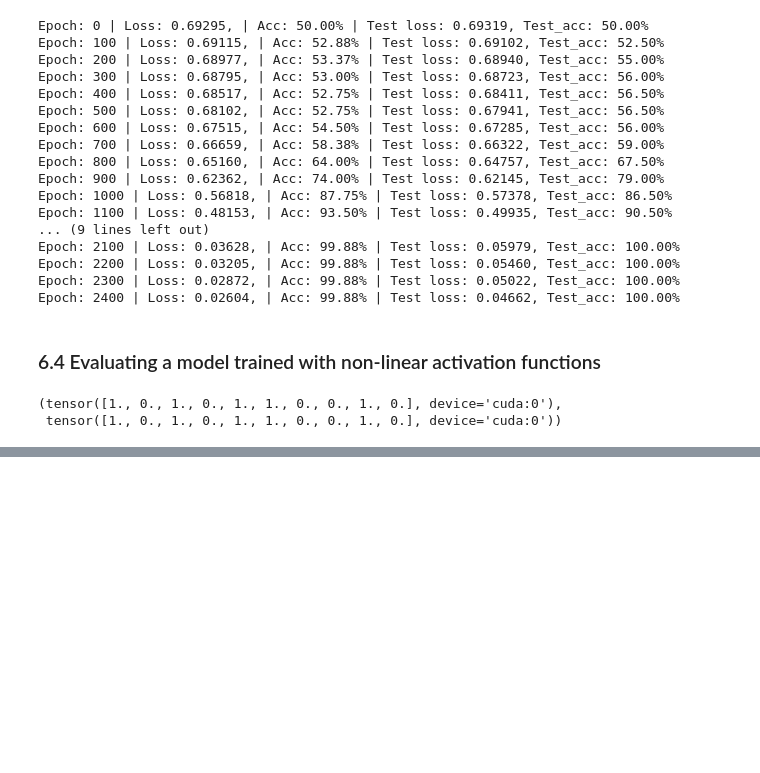
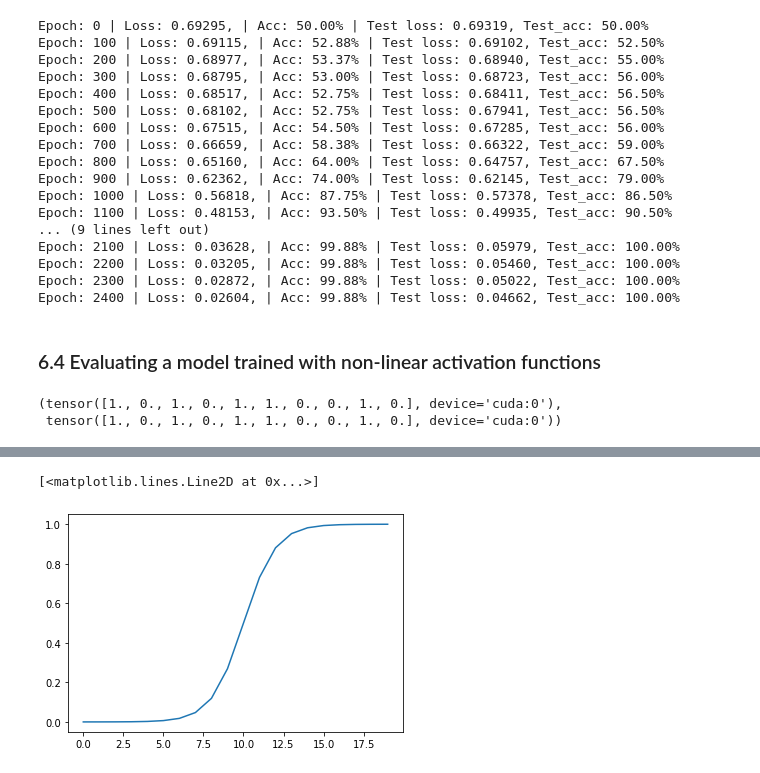
Before and after one commit to chriswilson2020/PyTorchCoLab, a Jupyter notebook: 02_Neural_Network_Classification_With_PyTorch.ipynb, the cells around one changed output, grey strips where cells are left out. Saved outputs shown, nothing was run; the diff lists cells and outputs as text; code cells hidden in the pictures; blank space fills up the shorter version.

```diff
--- a/02_Neural_Network_Classification_With_PyTorch.ipynb
+++ b/02_Neural_Network_Classification_With_PyTorch.ipynb
@@ -914,0 +956,5 @@ plot_decision_boundary(model_3, X_test, y_test)
+# %%
+plt.plot(torch.sigmoid(A))
+# %% [output]
+[<matplotlib.lines.Line2D at 0x...>]
+[figure, added]
```
Also changed, not shown: parts of 17 cells of this notebook.
